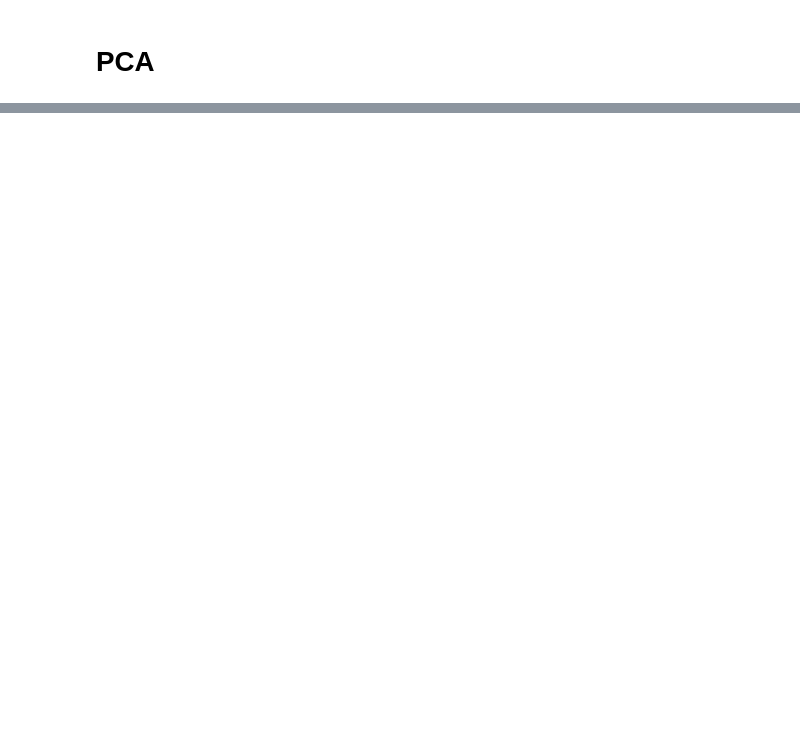
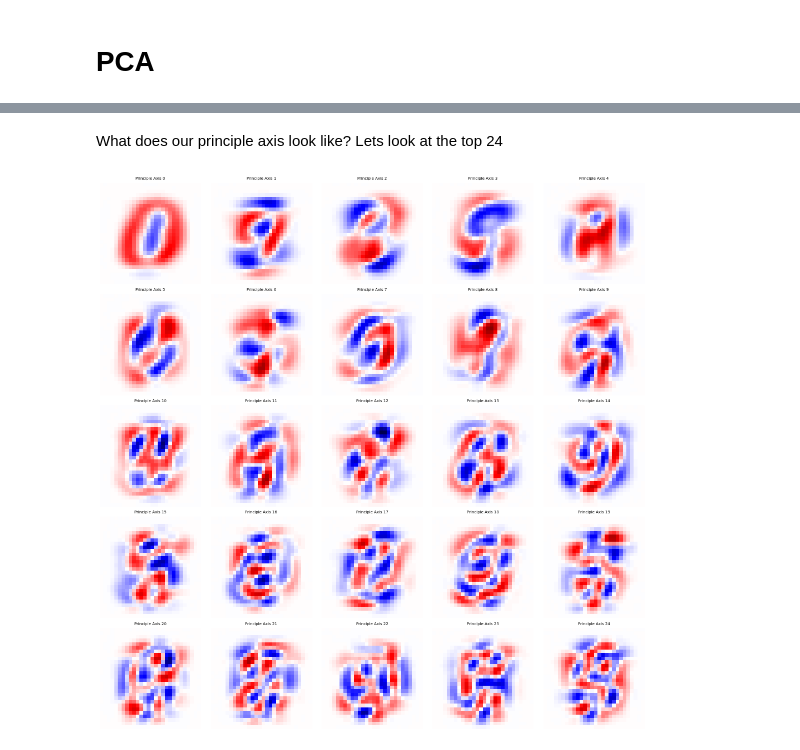
Before and after one commit to MattScicluna/visualize_concepts, a Jupyter notebook: PCA.ipynb, the cells around one changed output, grey strips where cells are left out. Cells and saved outputs as stored; diff of their text form; code cells hidden in the pictures; blank space fills up the shorter version.

```diff
--- a/PCA.ipynb
+++ b/PCA.ipynb
@@ -31,0 +76,16 @@ mnist_data /= mnist_data.max()  # divide by 255 to get in [0,1]
+# %% [markdown]
+What does our principle axis look like? Lets look at the top 24
+# %%
+fig, ax = plt.subplots(nrows=5, ncols=5, figsize=(14, 14))
+
+k = 0
+bound = np.abs(pca.components_)[:25, :].max() # need for visualization
+for i in range(5):
+    for j in range(5):
+        ax[i, j].imshow(pca.components_[k].reshape(28, 28), cmap='seismic', vmin=-bound, vmax=bound)
+        ax[i, j].set_title('Principle Axis {}'.format(k))
+        ax[i, j].axis('off')
+        k += 1
+fig.tight_layout()
+# %% [output]
+[figure, added]
```
Also changed, not shown: parts of 24 cells of this notebook.
